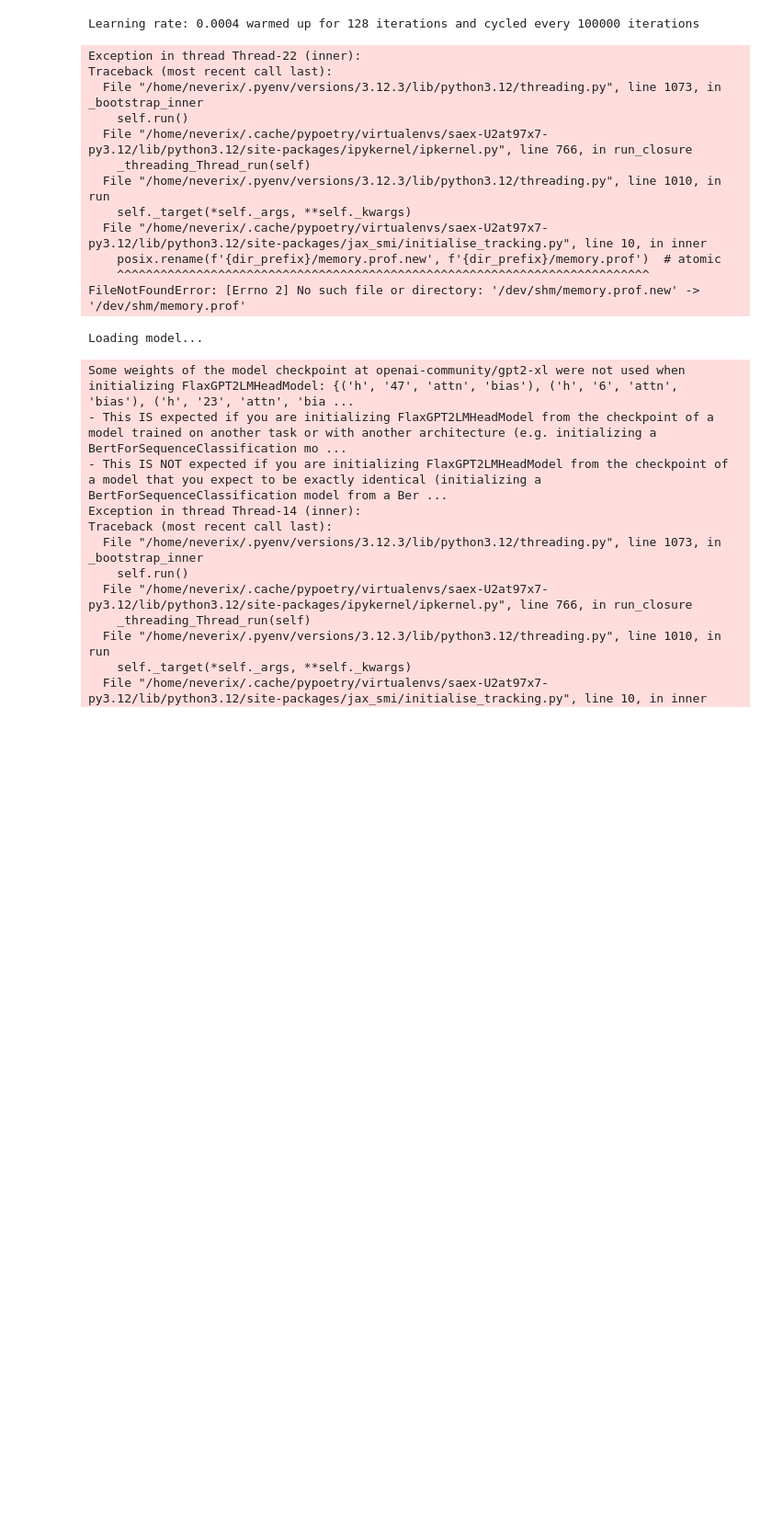
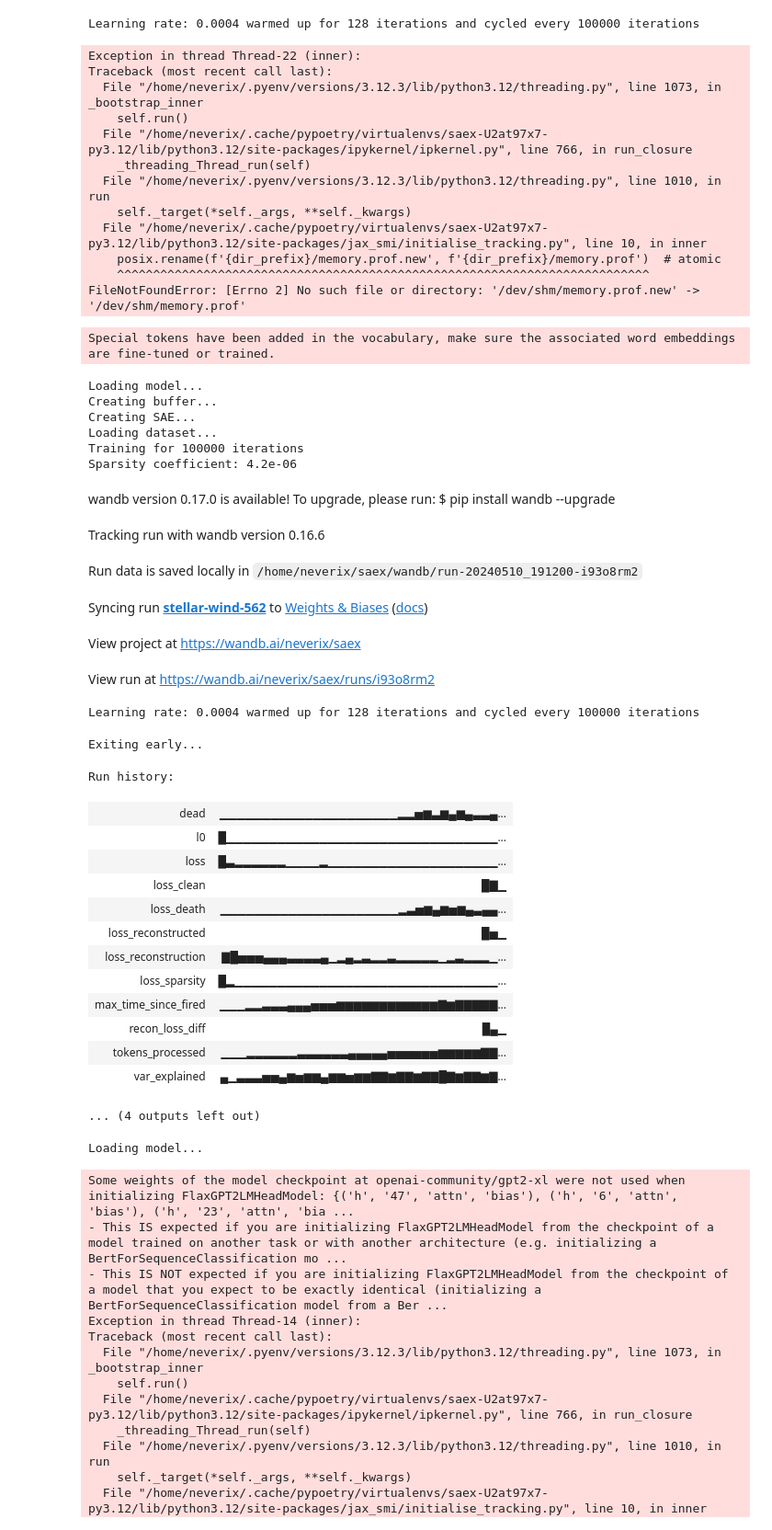
Before and after one commit to neverix/saex, a Jupyter notebook: scratch.ipynb, the cells around one changed output. Shown at 92% size. Cells and saved outputs as stored; diff of their text form; code cells hidden in the pictures; blank space fills up the shorter version.

```diff
--- a/scratch.ipynb
+++ b/scratch.ipynb
@@ -69,7 +93,37 @@ Traceback (most recent call last):
 FileNotFoundError: [Errno 2] No such file or directory: '/dev/shm/memory.prof.new' -> '/dev/shm/memory.prof'
 # %%
 from scripts.train_phi_sae import main
-main(layer=11, is_gated=True, sparsity_coefficient=2.5e-6)
+main(layer=11, is_gated=True, sparsity_coefficient=4.2e-6)
+# %% [output]
+Special tokens have been added in the vocabulary, make sure the associated word embeddings are fine-tuned or trained.
+Loading model...
+Creating buffer...
+Creating SAE...
+Loading dataset...
+Training for 100000 iterations
+Sparsity coefficient: 4.2e-06
+wandb version 0.17.0 is available! To upgrade, please run: $ pip install wandb --upgrade
+Tracking run with wandb version 0.16.6
+Run data is saved locally in /home/neverix/saex/wandb/run-20240510_191200-i93o8rm2
+Syncing run stellar-wind-562 to Weights & Biases (docs)
+View project at https://wandb.ai/neverix/saex
+View run at https://wandb.ai/neverix/saex/runs/i93o8rm2
+Learning rate: 0.0004 warmed up for 128 iterations and cycled every 100000 iterations
+Exiting early...
+Run history:
+| dead | ▁▁▁▁▁▁▁▁▁▁▁▁▁▁▁▁▁▁▁▁▁▂▂▅▆▃▆▄▆▄▃▃▄... |
+| l0 | █▁▁▁▁▁▁▁▁▁▁▁▁▁▁▁▁▁▁▁▁▁▁▁▁▁▁▁▁▁▁▁▁... |
+| loss | █▃▂▂▂▂▂▂▁▁▁▁▂▁▁▁▁▁▁▁▁▁▁▁▁▁▁▁▁▁▁▁▁... |
+| loss_clean | █▇▁ |
+| loss_death | ▁▁▁▁▁▁▁▁▁▁▁▁▁▁▁▁▁▁▁▁▁▂▃▅▆▄▆▅▆▄▃▄▄... |
+| loss_reconstructed | █▅▁ |
+| loss_reconstruction | ▇█▅▅▅▄▄▄▃▃▃▃▄▁▂▄▂▃▂▂▃▂▂▂▂▂▁▂▃▂▂▂▁... |
+| loss_sparsity | █▂▁▁▁▁▁▁▁▁▁▁▁▁▁▁▁▁▁▁▁▁▁▁▁▁▁▁▁▁▁▁▁... |
+| max_time_since_fired | ▁▁▁▂▂▃▃▃▄▄▄▅▅▅▆▆▆▆▆▆▆▆▆▆▆▆▇▆▇▇▇▇▇... |
+| recon_loss_diff | █▄▁ |
+| tokens_processed | ▁▁▁▂▂▂▂▂▂▃▃▃▃▃▃▄▄▄▄▄▅▅▅▅▅▅▆▆▆▆▆▇▇... |
+| var_explained | ▄▁▃▃▃▅▅▄▆▅▆▆▄▆▆▅▆▆▇▇▆▇▇▆▇▇█▇▆▇▇▆▇... |
+... (4 outputs left out)
 # %%
 from scripts.train_phi_sae import main
 main(layer=30)
```
Also changed, not shown: parts of 2 cells of this notebook, 6 other files.
